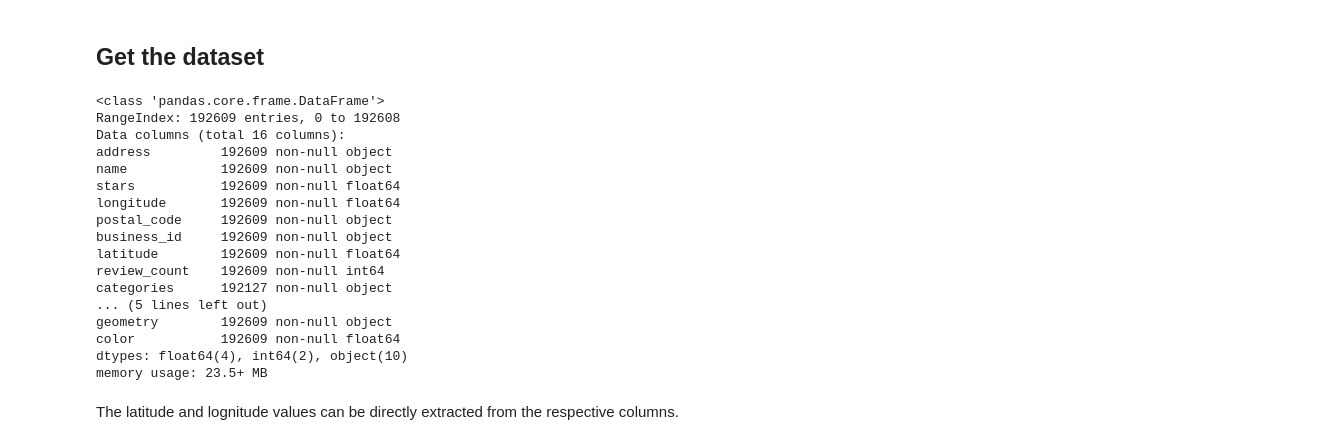
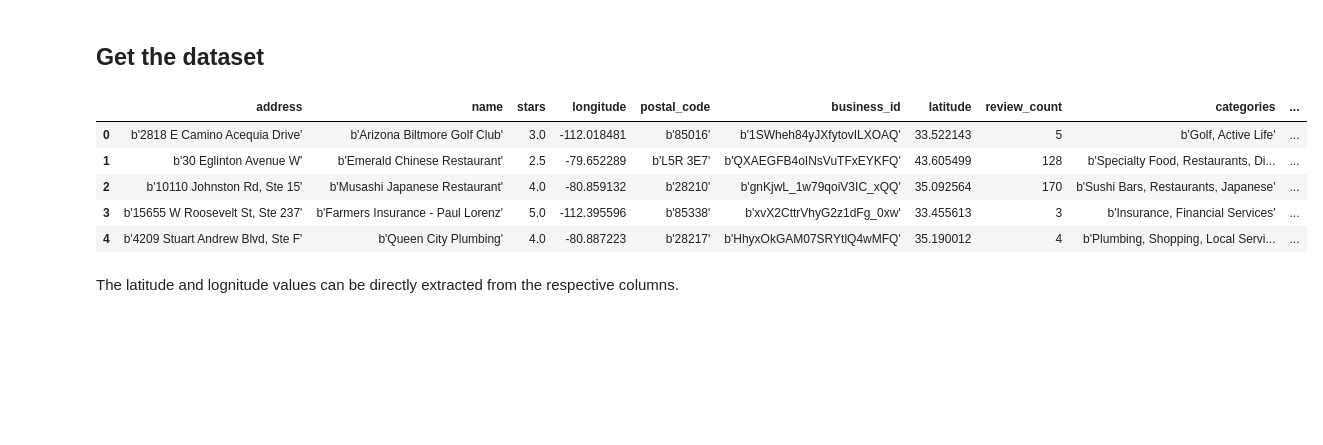
Before and after one commit to kb22/Plot-Maps-in-Python, a Jupyter notebook: Plot Maps in Python.ipynb, the cells around one changed output. Cells and saved outputs as stored; diff of their text form; code cells hidden in the pictures; blank space fills up the shorter version.

```diff
--- a/Plot Maps in Python.ipynb
+++ b/Plot Maps in Python.ipynb
@@ -9,26 +9,15 @@ import numpy as np
 import pandas as pd
 
 dataset = pd.read_csv('data/dataset.csv')
-# %%
-dataset.info()
-# %% [output]
-<class 'pandas.core.frame.DataFrame'>
-RangeIndex: 192609 entries, 0 to 192608
-Data columns (total 16 columns):
-address         192609 non-null object
-name            192609 non-null object
-stars           192609 non-null float64
-longitude       192609 non-null float64
-postal_code     192609 non-null object
-business_id     192609 non-null object
-latitude        192609 non-null float64
-review_count    192609 non-null int64
-categories      192127 non-null object
-... (5 lines left out)
-geometry        192609 non-null object
-color           192609 non-null float64
-dtypes: float64(4), int64(2), object(10)
-memory usage: 23.5+ MB
+# %%
+dataset.head(5)
+# %% [output]
+|  | address | name | stars | longitude | postal_code | business_id | latitude | review_count | categories | ... |
+| 0 | b'2818 E Camino Acequia Drive' | b'Arizona Biltmore Golf Club' | 3.0 | -112.018481 | b'85016' | b'1SWheh84yJXfytovILXOAQ' | 33.522143 | 5 | b'Golf, Active Life' | ... |
+| 1 | b'30 Eglinton Avenue W' | b'Emerald Chinese Restaurant' | 2.5 | -79.652289 | b'L5R 3E7' | b'QXAEGFB4oINsVuTFxEYKFQ' | 43.605499 | 128 | b'Specialty Food, Restaurants, Di... | ... |
+| 2 | b'10110 Johnston Rd, Ste 15' | b'Musashi Japanese Restaurant' | 4.0 | -80.859132 | b'28210' | b'gnKjwL_1w79qoiV3IC_xQQ' | 35.092564 | 170 | b'Sushi Bars, Restaurants, Japanese' | ... |
+| 3 | b'15655 W Roosevelt St, Ste 237' | b'Farmers Insurance - Paul Lorenz' | 5.0 | -112.395596 | b'85338' | b'xvX2CttrVhyG2z1dFg_0xw' | 33.455613 | 3 | b'Insurance, Financial Services' | ... |
+| 4 | b'4209 Stuart Andrew Blvd, Ste F' | b'Queen City Plumbing' | 4.0 | -80.887223 | b'28217' | b'HhyxOkGAM07SRYtlQ4wMFQ' | 35.190012 | 4 | b'Plumbing, Shopping, Local Servi... | ... |
 # %% [markdown]
 The latitude and lognitude values can be directly extracted from the respective columns.
 # %%
```
Also changed, not shown: parts of 1 cell of this notebook.
